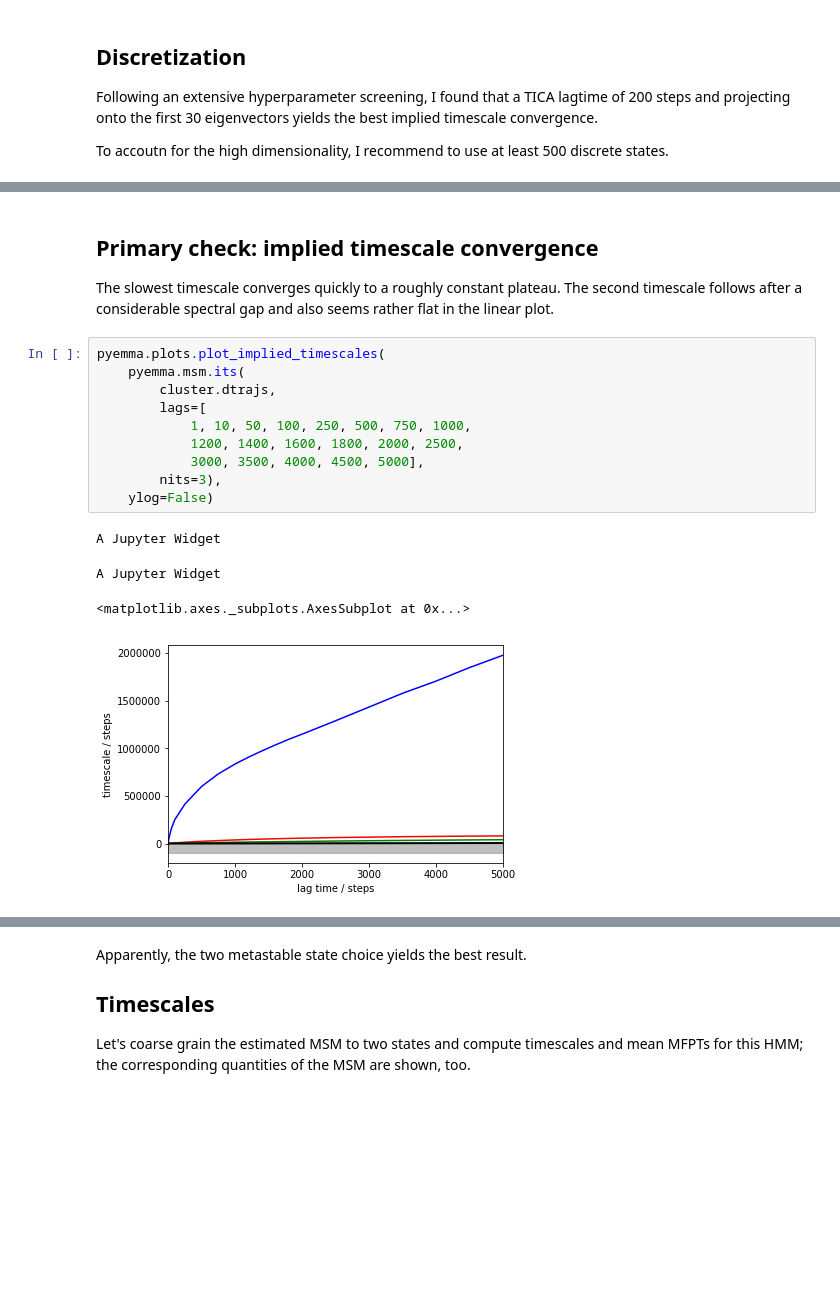
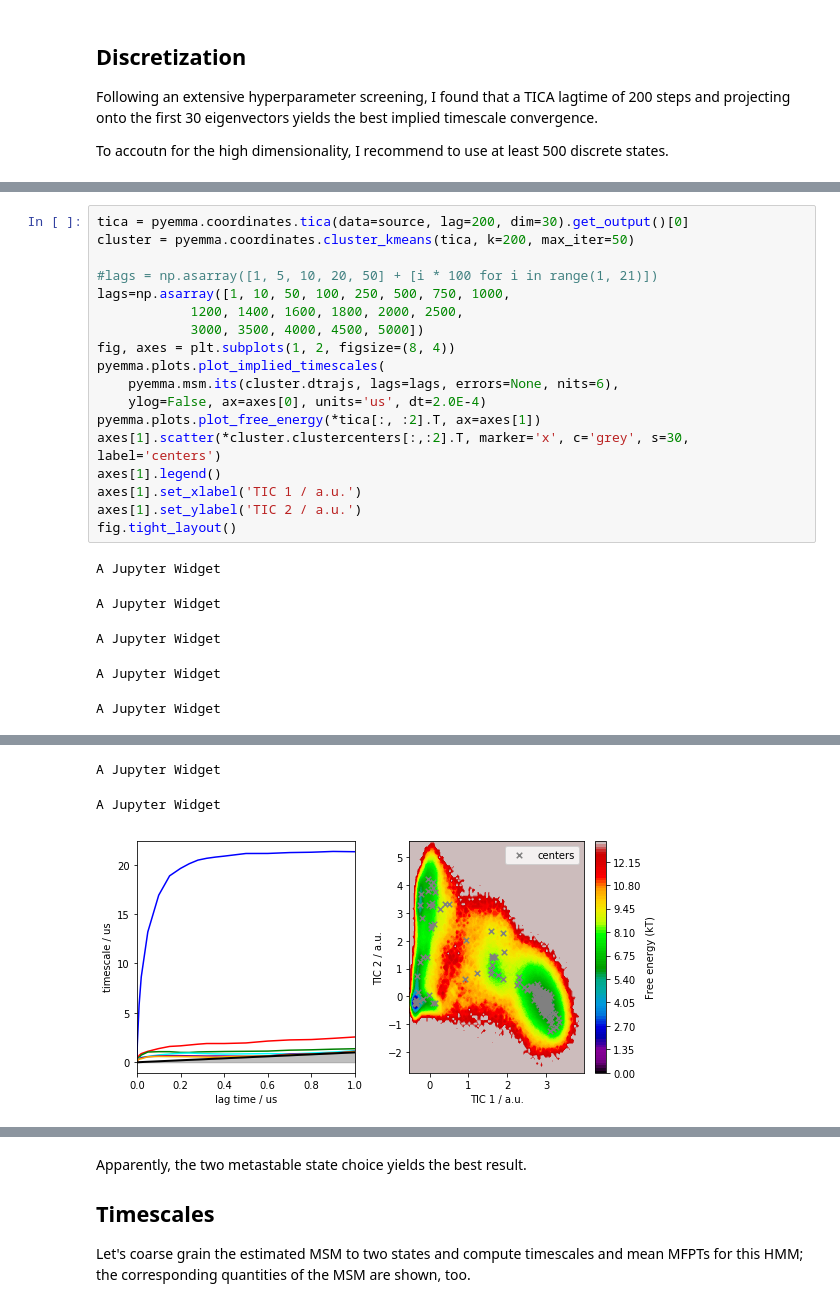
Before and after one commit to choderalab/msm-mfpt, a Jupyter notebook: models/NTL9_model_mindist-ernesto.ipynb, the cells around one changed output, grey strips where cells are left out. Cells and saved outputs as stored; diff of their text form; blank space fills up the shorter version.

```diff
--- a/models/NTL9_model_mindist-ernesto.ipynb
+++ b/models/NTL9_model_mindist-ernesto.ipynb
@@ -45,19 +177,24 @@ A Jupyter Widget
-# %% [markdown]
-## Primary check: implied timescale convergence
-
-The slowest timescale converges quickly to a roughly constant plateau. The second timescale follows after a considerable spectral gap and also seems rather flat in the linear plot.
-# %%
-pyemma.plots.plot_implied_timescales(
-    pyemma.msm.its(
-        cluster.dtrajs,
-        lags=[
-            1, 10, 50, 100, 250, 500, 750, 1000,
-            1200, 1400, 1600, 1800, 2000, 2500,
-            3000, 3500, 4000, 4500, 5000],
-        nits=3),
-    ylog=False)
-# %% [output]
-A Jupyter Widget
-A Jupyter Widget
-<matplotlib.axes._subplots.AxesSubplot at 0x...>
-[figure, removed]
+# %%
+tica = pyemma.coordinates.tica(data=source, lag=200, dim=30).get_output()[0]
+cluster = pyemma.coordinates.cluster_kmeans(tica, k=200, max_iter=50)
+
+#lags = np.asarray([1, 5, 10, 20, 50] + [i * 100 for i in range(1, 21)])
+lags=np.asarray([1, 10, 50, 100, 250, 500, 750, 1000,
+            1200, 1400, 1600, 1800, 2000, 2500,
+            3000, 3500, 4000, 4500, 5000])
+fig, axes = plt.subplots(1, 2, figsize=(8, 4))
+pyemma.plots.plot_implied_timescales(
+    pyemma.msm.its(cluster.dtrajs, lags=lags, errors=None, nits=6),
+    ylog=False, ax=axes[0], units='us', dt=2.0E-4)
+pyemma.plots.plot_free_energy(*tica[:, :2].T, ax=axes[1])
+axes[1].scatter(*cluster.clustercenters[:,:2].T, marker='x', c='grey', s=30, label='centers')
+axes[1].legend()
+axes[1].set_xlabel('TIC 1 / a.u.')
+axes[1].set_ylabel('TIC 2 / a.u.')
+fig.tight_layout()
+# %% [output]
+A Jupyter Widget
+A Jupyter Widget
+A Jupyter Widget
+A Jupyter Widget
+A Jupyter Widget
@@ -64 +202,4 @@ A Jupyter Widget
+A Jupyter Widget
+A Jupyter Widget
+[figure, added]
 # %% [markdown]
```
Also changed, not shown: parts of 26 cells of this notebook.
